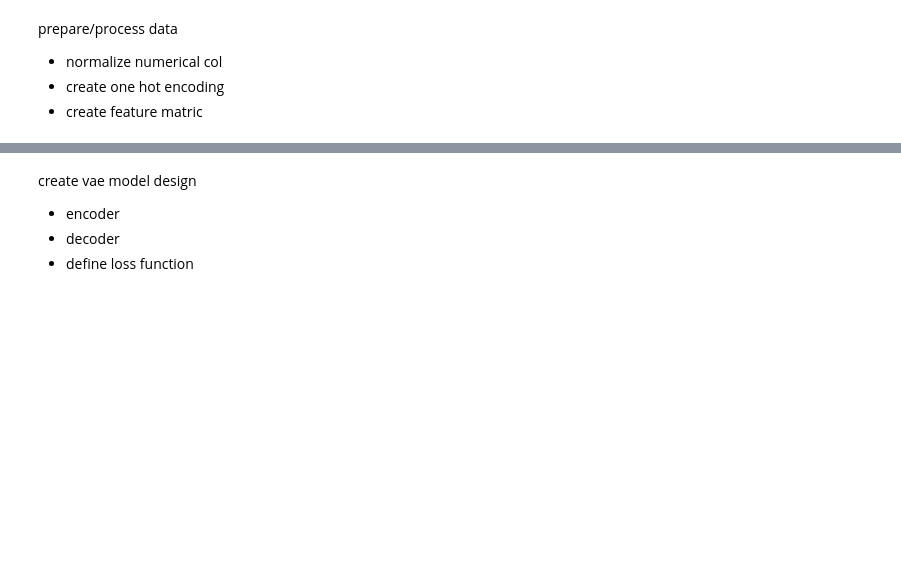
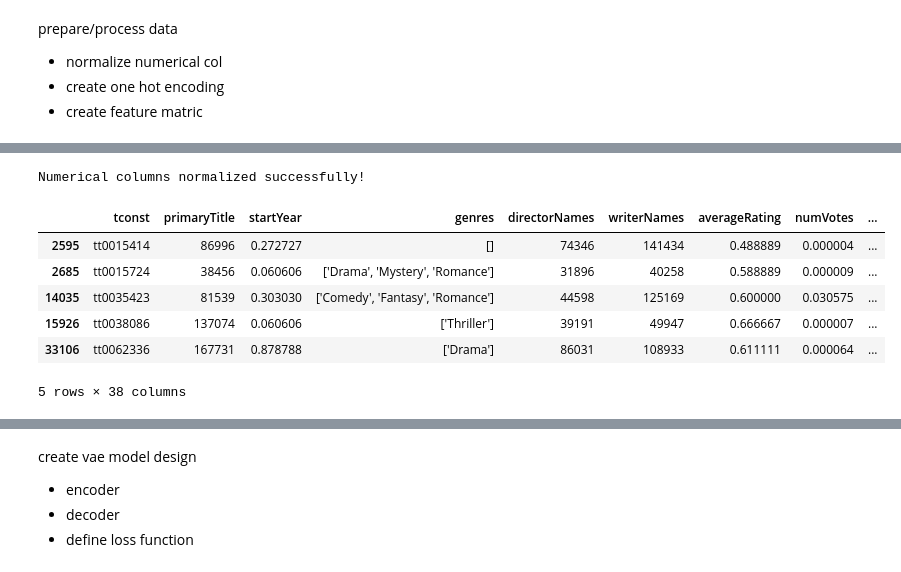
Before and after one commit to bhaveshasasik/vae_model, a Jupyter notebook: model_vae.ipynb, the cells around one changed output, grey strips where cells are left out. Drawn from its saved outputs; the diff is of its cells as text; code cells hidden in the pictures; blank space fills up the shorter version.

```diff
--- a/model_vae.ipynb
+++ b/model_vae.ipynb
@@ -27,0 +47,57 @@ data.head()
+# %%
+# movie data
+
+# Initialize the scaler
+scaler = MinMaxScaler()
+
+# Select numerical columns
+numerical_cols = ['startYear', 'averageRating', 'numVotes']
+
+# Fit and transform the data
+data = data.copy()
+data[numerical_cols] = scaler.fit_transform(data[numerical_cols])
+
+print("Numerical columns normalized successfully!")
+data[numerical_cols].head()
+
+# One-Hot Encode 'titleType' and 'isAdult'
+data = pd.get_dummies(data, columns=['titleType', 'isAdult'], prefix=['titleType', 'isAdult'])
+
+# 0 and 1 assignment for titleType_movie, isAdult_0, isAdult_1
+data[["titleType_movie", "isAdult_0", "isAdult_1"]] = data[["titleType_movie", "isAdult_0", "isAdult_1"]].astype(int)
+
+# genre multi-encoding
+data['genre_list'] = data['genres'].apply(lambda x: eval(x) if isinstance(x, str) else x)
+
+# mlb encoder
+multi_label_encoder = MultiLabelBinarizer()
+genres_encoded = multi_label_encoder.fit_transform(data['genre_list'])
+genres_encoded_df = pd.DataFrame(genres_encoded, columns=multi_label_encoder.classes_)
+data = pd.concat([data, genres_encoded_df], axis=1)
+
+
+#print(user_data.head())
+
+# director label encoding
+label_encoder = LabelEncoder()
+data['directorNames'] = label_encoder.fit_transform(data['directorNames'])
+
+# writer label encoding
+data['writerNames'] = label_encoder.fit_transform(data['writerNames'])
+
+# movie_id using label encoding
+data["primaryTitle"] = label_encoder.fit_transform(data["primaryTitle"])
+
+
+data.head()
+#print(data.columns)
+#user_data.head()
+# %% [output]
+Numerical columns normalized successfully!
+|  | tconst | primaryTitle | startYear | genres | directorNames | writerNames | averageRating | numVotes | ... |
+| 2595 | tt0015414 | 86996 | 0.272727 | [] | 74346 | 141434 | 0.488889 | 0.000004 | ... |
+| 2685 | tt0015724 | 38456 | 0.060606 | ['Drama', 'Mystery', 'Romance'] | 31896 | 40258 | 0.588889 | 0.000009 | ... |
+| 14035 | tt0035423 | 81539 | 0.303030 | ['Comedy', 'Fantasy', 'Romance'] | 44598 | 125169 | 0.600000 | 0.030575 | ... |
+| 15926 | tt0038086 | 137074 | 0.060606 | ['Thriller'] | 39191 | 49947 | 0.666667 | 0.000007 | ... |
+| 33106 | tt0062336 | 167731 | 0.878788 | ['Drama'] | 86031 | 108933 | 0.611111 | 0.000064 | ... |
+5 rows × 38 columns
```
Also changed, not shown: parts of 11 cells of this notebook.
